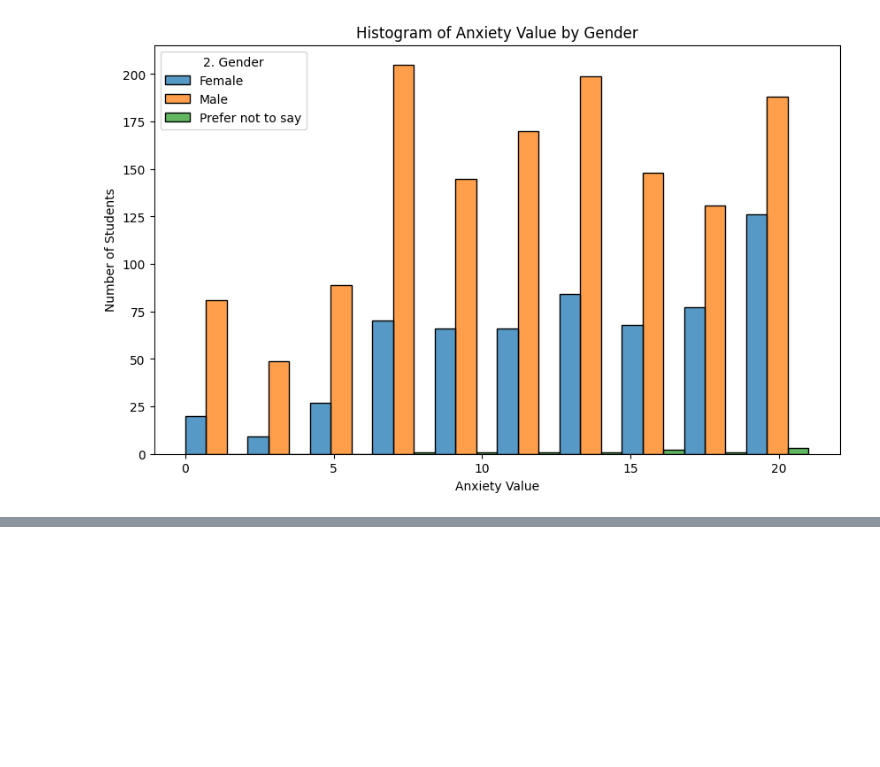
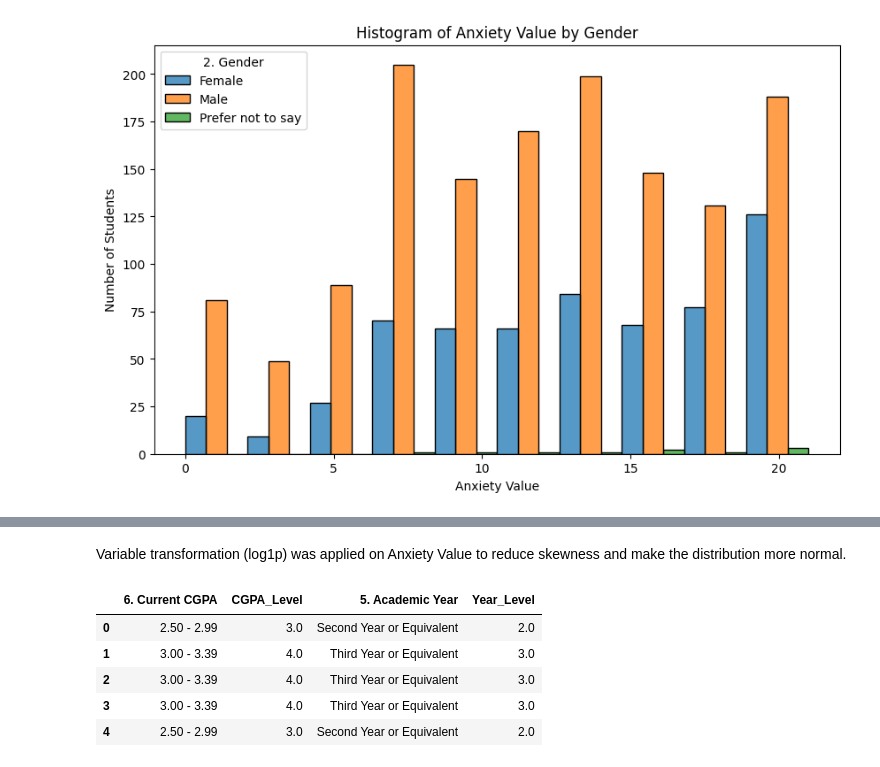
Before and after one commit to ara1x/DataMining-Project, a Jupyter notebook: Phase2.ipynb, the cells around one changed output, grey strips where cells are left out. Drawn from its saved outputs; the diff is of its cells as text; code cells hidden in the pictures; blank space fills up the shorter version.

```diff
--- a/Phase2.ipynb
+++ b/Phase2.ipynb
@@ -230,3 +230,13 @@ plt.ylabel('Number of Students')
 plt.show()
 # %% [output]
 [figure]
+# %%
+import numpy as np
+from sklearn.preprocessing import MinMaxScaler
+
+preprocessed_df = df.copy()
+
+missing_counts = preprocessed_df.isna().sum().sort_values(ascending=False)
+print("Missing values per column (should be 0):")
+print(missing_counts.head(12))
+print("\nTotal missing:", missing_counts.sum())
@@ -232,0 +262,30 @@ plt.show()
+# %% [markdown]
+Variable transformation (log1p) was applied on Anxiety Value to reduce skewness and make the distribution more normal.
+# %%
+cgpa_map = {
+    '0.00 - 1.99': 1,
+    '2.00 - 2.49': 2,
+    '2.50 - 2.99': 3,
+    '3.00 - 3.39': 4,
+    '3.40 - 3.79': 5,
+    '3.80 - 4.00': 6
+}
+preprocessed_df['CGPA_Level'] = preprocessed_df['6. Current CGPA'].map(cgpa_map)
+
+year_map = {
+    'First Year or Equivalent': 1,
+    'Second Year or Equivalent': 2,
+    'Third Year or Equivalent': 3,
+    'Fourth Year or Equivalent': 4,
+    'Fifth Year or Equivalent': 5
+}
+preprocessed_df['Year_Level'] = preprocessed_df['5. Academic Year'].map(year_map)
+
+preprocessed_df[['6. Current CGPA', 'CGPA_Level', '5. Academic Year', 'Year_Level']].head()
+# %% [output]
+|  | 6. Current CGPA | CGPA_Level | 5. Academic Year | Year_Level |
+| 0 | 2.50 - 2.99 | 3.0 | Second Year or Equivalent | 2.0 |
+| 1 | 3.00 - 3.39 | 4.0 | Third Year or Equivalent | 3.0 |
+| 2 | 3.00 - 3.39 | 4.0 | Third Year or Equivalent | 3.0 |
+| 3 | 3.00 - 3.39 | 4.0 | Third Year or Equivalent | 3.0 |
+| 4 | 2.50 - 2.99 | 3.0 | Second Year or Equivalent | 2.0 |
```
Also changed, not shown: parts of 11 cells of this notebook.
